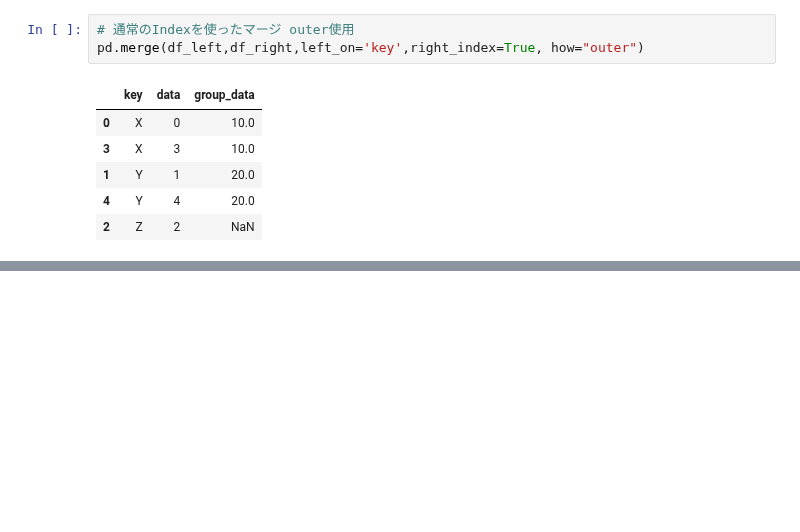
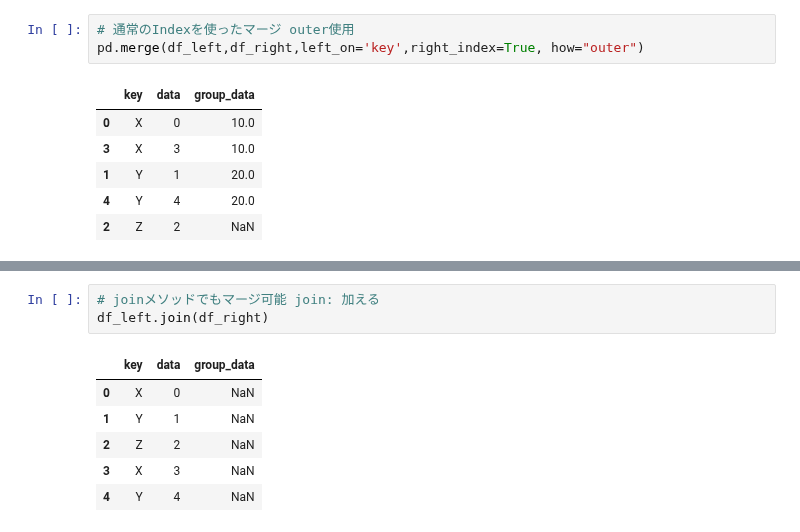
Before and after one commit to largekind/DataScience, a Jupyter notebook: DataFix.ipynb, the cells around one changed output, grey strips where cells are left out. Cells and saved outputs as stored; diff of their text form; blank space fills up the shorter version.

```diff
--- a/DataFix.ipynb
+++ b/DataFix.ipynb
@@ -175,0 +212,10 @@ pd.merge(df_left,df_right,left_on='key',right_index=True, how="outer")
+# %%
+# joinメソッドでもマージ可能 join: 加える
+df_left.join(df_right)
+# %% [output]
+|  | key | data | group_data |
+| 0 | X | 0 | NaN |
+| 1 | Y | 1 | NaN |
+| 2 | Z | 2 | NaN |
+| 3 | X | 3 | NaN |
+| 4 | Y | 4 | NaN |
```
Also changed, not shown: parts of 4 cells of this notebook.
